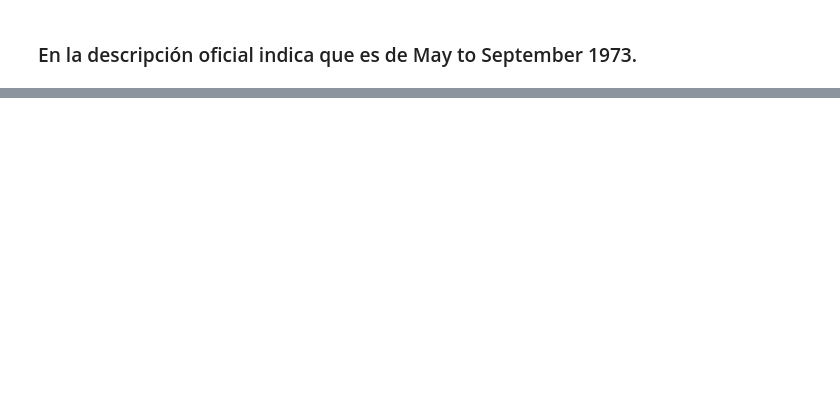
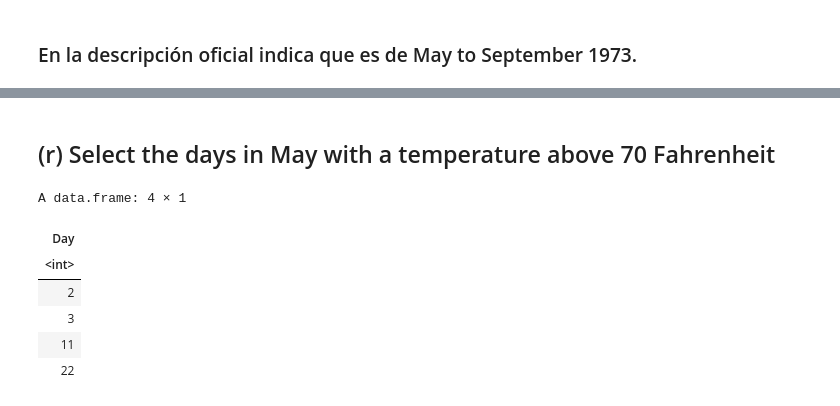
Before and after one commit to Xaviercv93/DataMinningMachineLearning, a Jupyter notebook: notebooks/practica01-r.ipynb, the cells around one changed output, grey strips where cells are left out. Cells and saved outputs as stored; diff of their text form; code cells hidden in the pictures; blank space fills up the shorter version.

```diff
--- a/notebooks/practica01-r.ipynb
+++ b/notebooks/practica01-r.ipynb
@@ -390,0 +427,15 @@ A data.frame: 6 × 10
+# %% [markdown]
+## (r) Select the days in May with a temperature above 70 Fahrenheit
+# %%
+airquality22 %>%
+    filter(Temp > 70) %>%
+    filter(Month == 5) %>%
+    select(Day)
+# %% [output]
+A data.frame: 4 × 1
+| Day |
+| <int> |
+| 2 |
+| 3 |
+| 11 |
+| 22 |
```
Also changed, not shown: parts of 23 cells of this notebook.
